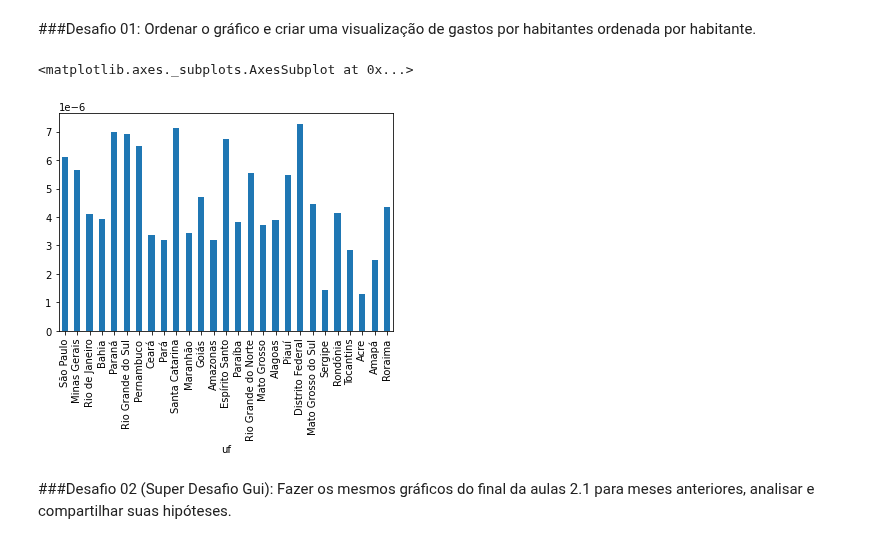
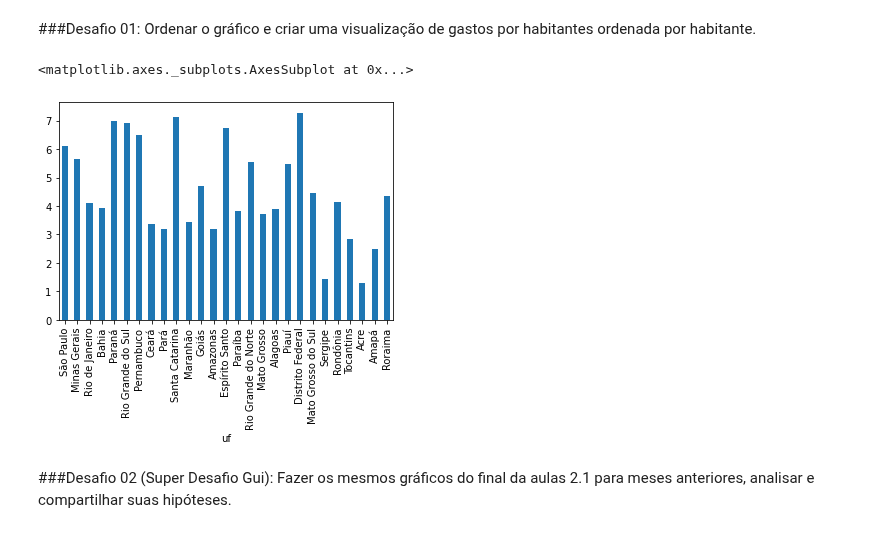
Before and after one commit to rabastos44/Bootcamp-Data-Science-Alura, a Jupyter notebook: Desafios_Modulo_2.ipynb, the cells around one changed output. Saved outputs shown, nothing was run; the diff lists cells and outputs as text; code cells hidden in the pictures.

```diff
--- a/Desafios_Modulo_2.ipynb
+++ b/Desafios_Modulo_2.ipynb
@@ -154,18 +154,18 @@ def adiciona_populacao(gastos_fonte, populacao_fonte):
   unida = unida.drop(unida.columns[1],axis=1)
   return populacao,unida
 
-populacao, gastos_e_populacao_recente = adiciona_populacao(gastos_do_mais_recente,tabela_populacao)
+populacao, gastos_e_populacao = adiciona_populacao(gastos_do_mais_recente,tabela_populacao)
 # %% [markdown]
 ##Aula 2
 # %% [markdown]
 ###Desafio 01: Ordenar o gráfico e criar uma visualização de gastos por habitantes ordenada por habitante.
 # %%
-gastos_e_populacao_recente["gasto_por_habitante"] = gastos_e_populacao_recente["gastos"] / gastos_e_populacao_recente["populacao"]
-gastos_ordenado_por_populacao = gastos_e_populacao_recente.sort_values('gastos',ascending=False)
-gastos_e_populacao_recente['gasto_por_habitante'].plot(kind='bar')
+gastos_e_populacao["gasto_por_habitante"] = gastos_e_populacao["gastos"]*1000000 / gastos_e_populacao["populacao"]
+gastos_ordenado_por_populacao = gastos_e_populacao.sort_values('gastos',ascending=False)
+gastos_e_populacao['gasto_por_habitante'].plot(kind='bar')
 # %% [output]
 <matplotlib.axes._subplots.AxesSubplot at 0x...>
-[figure, old version]
+[figure, new version]
 # %% [markdown]
 ###Desafio 02 (Super Desafio Gui): Fazer os mesmos gráficos do final da aulas 2.1 para meses anteriores, analisar e compartilhar suas hipóteses.
 # %%
```
Also changed, not shown: parts of 5 cells of this notebook.
